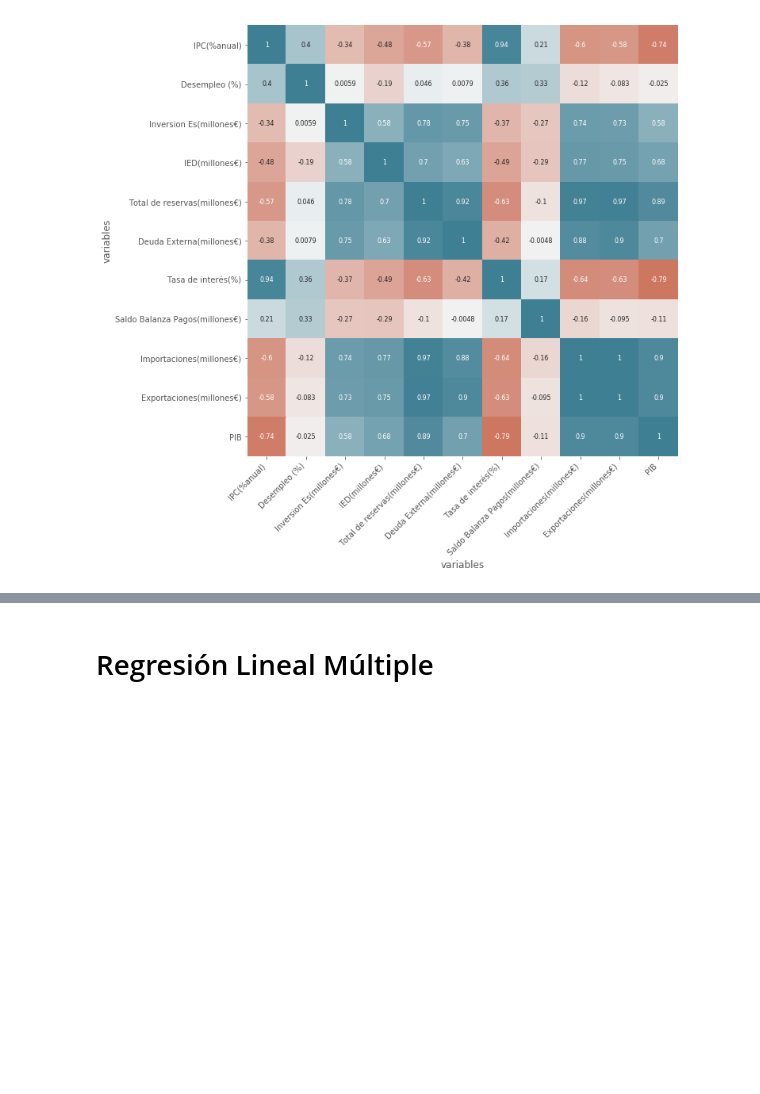
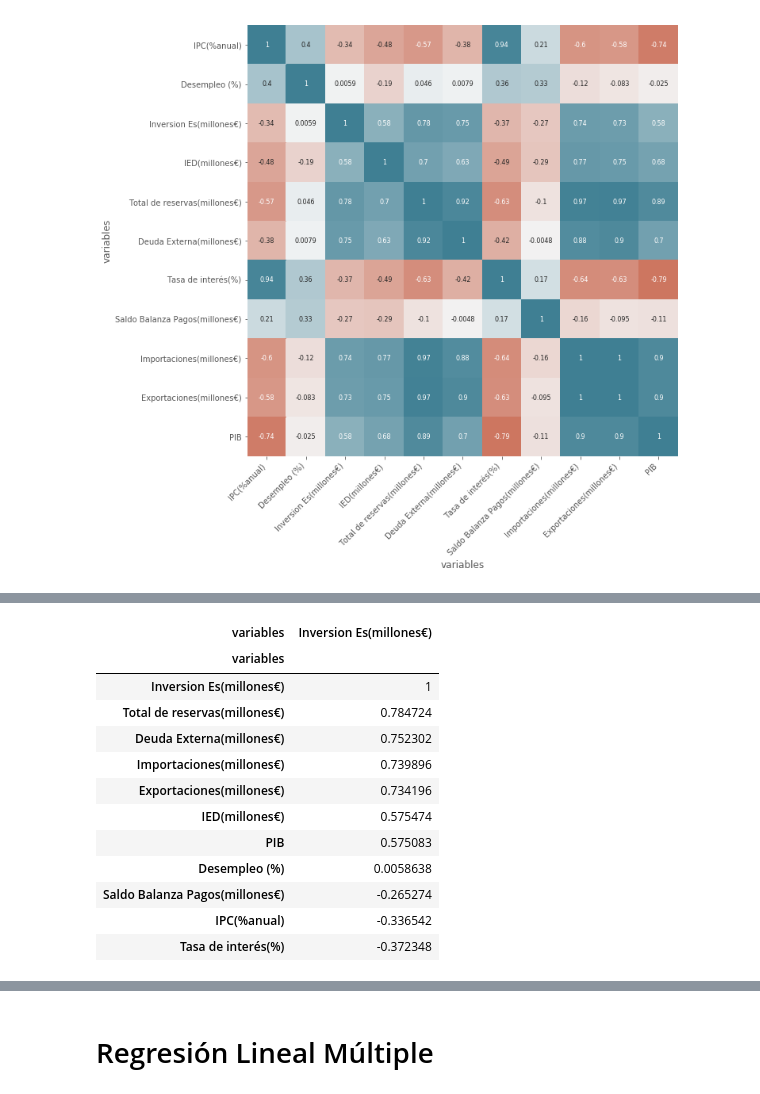
Before and after one commit to Afri-cola/Kschool-TFM, a Jupyter notebook: Variables_economicas.ipynb, the cells around one changed output, grey strips where cells are left out. Drawn from its saved outputs; the diff is of its cells as text; code cells hidden in the pictures; blank space fills up the shorter version.

Commit message:
variables economicas

```diff
--- a/Variables_economicas.ipynb
+++ b/Variables_economicas.ipynb
@@ -159,0 +139,17 @@ df_var.corr()
+# %%
+corr = df_var.corr()
+corr[['Inversion Es(millones€)']].sort_values(by = 'Inversion Es(millones€)',ascending = False).style.background_gradient()
+# %% [output]
+| variables | Inversion Es(millones€) |
+| variables |  |
+| Inversion Es(millones€) | 1 |
+| Total de reservas(millones€) | 0.784724 |
+| Deuda Externa(millones€) | 0.752302 |
+| Importaciones(millones€) | 0.739896 |
+| Exportaciones(millones€) | 0.734196 |
+| IED(millones€) | 0.575474 |
+| PIB | 0.575083 |
+| Desempleo (%) | 0.0058638 |
+| Saldo Balanza Pagos(millones€) | -0.265274 |
+| IPC(%anual) | -0.336542 |
+| Tasa de interés(%) | -0.372348 |
```
Also changed, not shown: parts of 9 cells of this notebook.
